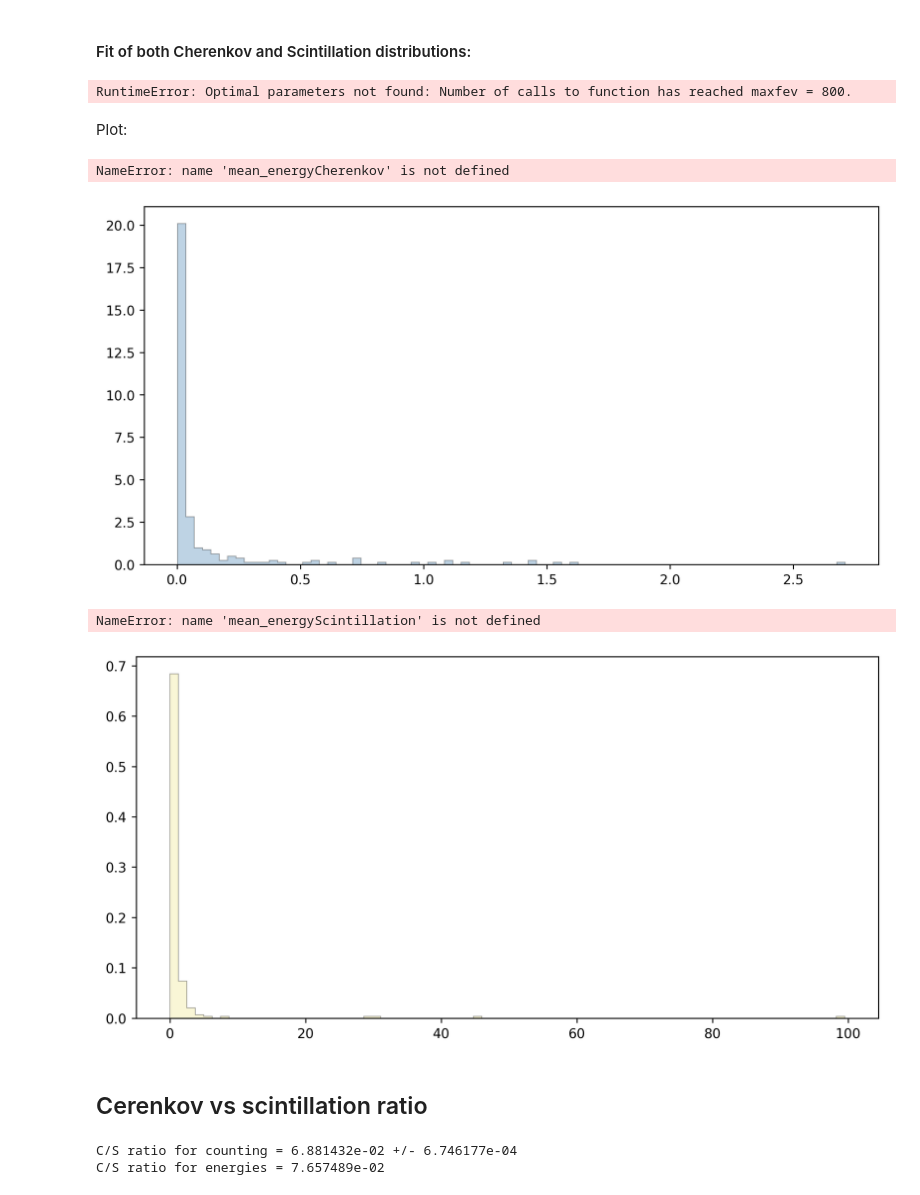
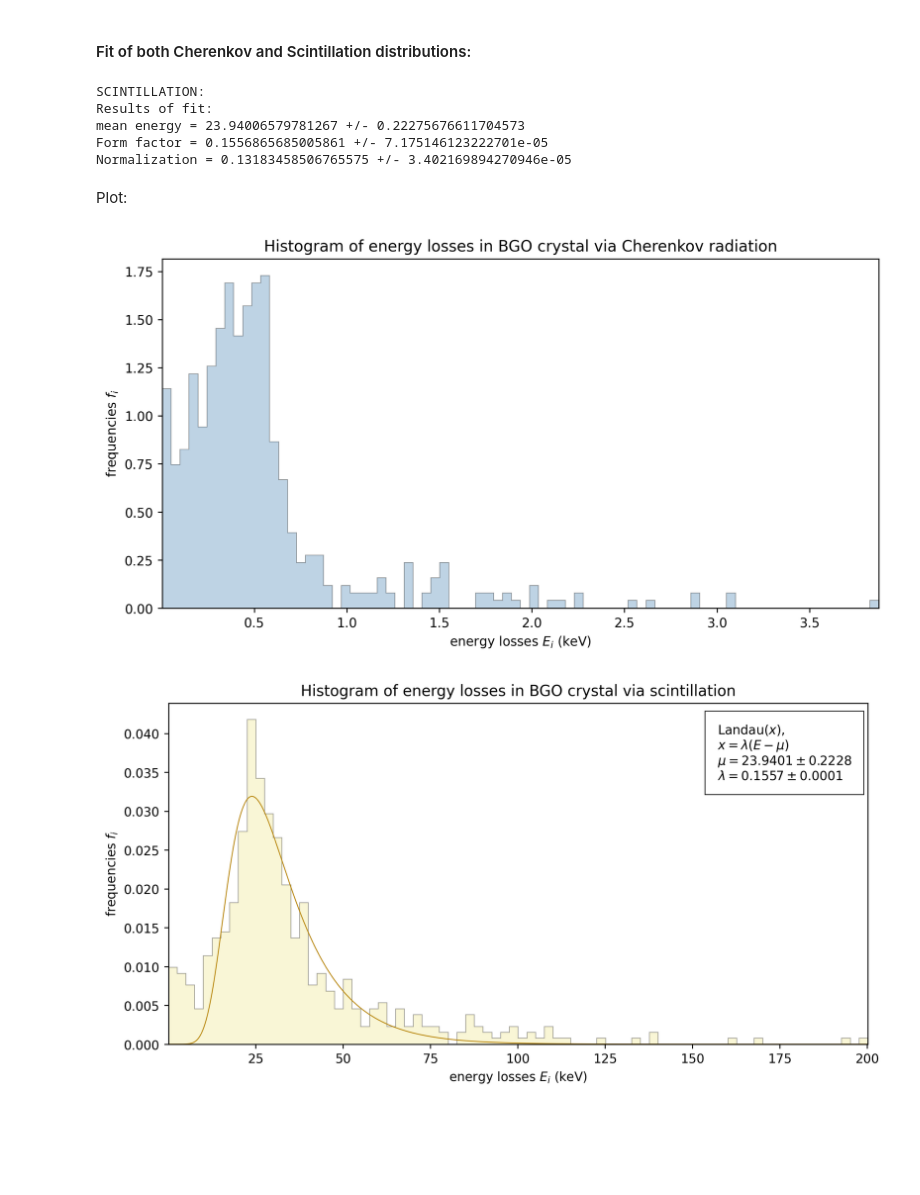
Before and after one commit to emanuelitoss/DreamExperiment, a Jupyter notebook: analysisDreamSimulation/dreamAnalysis.ipynb, the cells around one changed output. Cells and saved outputs as stored; diff of their text form; code cells hidden in the pictures; blank space fills up the shorter version.

```diff
--- a/analysisDreamSimulation/dreamAnalysis.ipynb
+++ b/analysisDreamSimulation/dreamAnalysis.ipynb
@@ -9,13 +9,13 @@ import scipy.optimize as optim
 import scipy.stats as stats
 
 # filename (to read data)
-fileName = '_0_degrees.txt'
+fileName = '_p35_degrees.txt'
 directory = '../datasets/ReflTransm/'
 fileName = directory + fileName
 
 # constants of the run
-number_generated_events = 500000
-number_detected_events = 68
+number_generated_events = 1760000 #1000000 (+40%)
+number_detected_events = 308 #89 (+40%)
 # %% [markdown]
 ## Rate of detected events
 # %% [markdown]
@@ -271,65 +271,45 @@ def g(x, mean, form, normalization, alpha):
 # %% [markdown]
 #### Fit of both Cherenkov and Scintillation distributions:
 # %%
-# CHERENKOV LIGHT FIT
+#SCINTILLATION LIGHT FIT
 # extrapolate data from histogram
-nbins_c=80
-bin_heightsCherenkov, bin_bordersCherenkov = np.histogram(energyCherenkov, bins=nbins_c, density=True)
-bin_centersCherenkov = bin_bordersCherenkov[:-1] + 0.5*np.diff(bin_bordersCherenkov)
-# fit of the Landau-Moyal function
-#[mean_energyCherenkov, form_Cherenkov, normalization_Cherenkov, alphaCherenkov], covariance_Cherenkov = optim.curve_fit(g, bin_centersCherenkov, bin_heightsCherenkov, p0=[np.mean(energyCherenkov),4,1,bin_heightsCherenkov[0]])
-[mean_energyCherenkov, form_Cherenkov, normalization_Cherenkov], covariance_Cherenkov = optim.curve_fit(f, bin_centersCherenkov, bin_heightsCherenkov, p0=[np.mean(energyCherenkov), 10, max(bin_heightsCherenkov)])
-
-#SCINTILLATION LIGHT FIT
 bin_heightsScintillation, bin_bordersScintillation = np.histogram(energyScintillation, bins=nbins_c, density=True)
 bin_centersScintillation = bin_bordersScintillation[:-1] + 0.5*np.diff(bin_bordersScintillation)
 
 [mean_energyScintillation, form_Scintillation, normalization_Scintillation], covariance_Scintillation = optim.curve_fit(f, bin_centersScintillation, bin_heightsScintillation, p0=[np.mean(energyScintillation), 0.10, max(bin_heightsScintillation)])
+#[mean_energyScintillation, form_Scintillation, normalization_Scintillation, alphaScintillation], covariance_Scintillation = optim.curve_fit(g, bin_centersScintillation, bin_heightsScintillation, p0=[np.mean(energyScintillation), 0.10, max(bin_heightsScintillation), bin_heightsScintillation[0]])
 
 # print results
-print('CHERENKOV:')
-print("Results of fit:\nmean energy = {0} +/- {1}".format(mean_energyCherenkov,covariance_Cherenkov[0][0]))
-print("Form factor = {0} +/- {1}".format(form_Cherenkov,covariance_Cherenkov[1][1]))
-print("Normalization = {0} +/- {1}".format(normalization_Cherenkov,covariance_Cherenkov[2][2]))
-#print("Alpha = {0} +/- {1}".format(alphaCherenkov,covariance_Cherenkov[3][3]))
 print('\nSCINTILLATION:')
 print("Results of fit:\nmean energy = {0} +/- {1}".format(mean_energyScintillation,covariance_Scintillation[0][0]))
 print("Form factor = {0} +/- {1}".format(form_Scintillation,covariance_Scintillation[1][1]))
 print("Normalization = {0} +/- {1}".format(normalization_Scintillation,covariance_Scintillation[2][2]))
 #print("Alpha = {0} +/- {1}".format(alphaScintillation,covariance_Scintillation[3][3]))
 # %% [output]
-RuntimeError: Optimal parameters not found: Number of calls to function has reached maxfev = 800.
+SCINTILLATION:
+Results of fit:
+mean energy = 23.94006579781267 +/- 0.22275676611704573
+Form factor = 0.1556865685005861 +/- 7.175146123222701e-05
+Normalization = 0.13183458506765575 +/- 3.402169894270946e-05
 # %% [markdown]
 Plot:
 # %%
 # prepare the figure
 fig = plt.figure(111, figsize=(10,5), dpi=250)
 
 # plot the histo
 plt.hist(energyCherenkov, bins=nbins_c, label='BGO crystal', histtype="stepfilled",
         color='steelblue', ec='black', alpha=0.35, lw=0.65, density=True)
 
-# prepare data to plot
-energy_samples = np.arange(min(energyCherenkov), max(energyCherenkov), 0.0001)
-#landau_samples = g(energy_samples, mean_energyCherenkov, form_Cherenkov, normalization_Cherenkov, alphaCherenkov)
-landau_samples = f(energy_samples, mean_energyCherenkov, form_Cherenkov, normalization_Cherenkov)
-
-# plot the fitted function
-plt.plot(energy_samples, landau_samples, label='Landau distribution', lw=0.75, alpha=2, color="darkblue")
-
 # visualize
 plt.title('Histogram of energy losses in BGO crystal via Cherenkov radiation')
 plt.xlabel('energy losses $E_i$ (keV)')
 plt.xlim(min(energyCherenkov), max(energyCherenkov))
 plt.ylabel('frequencies $f_i$')
-plt.text(min(energyCherenkov)+0.785*(max(energyCherenkov)-min(energyCherenkov)), max(bin_heightsCherenkov)*0.815,
-         'Landau$(x)$,\n$x = \lambda(E-\mu)$\n$\mu={0:.4f} \pm {1:.4f}$\n$\lambda = {2:.4f} \pm {3:.4f}$'.format(mean_energyCherenkov, covariance_Cherenkov[0][0], form_Cherenkov, covariance_Cherenkov[1][1]),
-         bbox={'facecolor': 'white', 'alpha': 0.9, 'lw': 0.7, 'pad': 10})
 plt.show()
 fig.savefig("LandauCerenkov.jpg", bbox_inches='tight')
 # %% [output]
-NameError: name 'mean_energyCherenkov' is not defined
-[figure, old version]
+[figure, new version]
 # %%
 # prepare the figure
 fig = plt.figure(111, figsize=(10,5), dpi=250)
@@ -357,21 +337,4 @@ plt.text(min(energyScintillation)+0.785*(max(energyScintillation)-min(energyScin
 plt.show()
 fig.savefig("LandauScintillation.jpg", bbox_inches='tight')
 # %% [output]
-NameError: name 'mean_energyScintillation' is not defined
-[figure, old version]
+[figure, new version]
-# %% [markdown]
-## Cerenkov vs scintillation ratio
-# %%
-numberCherenkov, numberScintillation = np.loadtxt(fileName, unpack=True, usecols=(6,7))
-
-nCerenkov = sum(numberCherenkov)
-nScintillation = sum(numberScintillation)
-
-nRatioC = nCerenkov/nScintillation
-delta_nRatioC = np.sqrt(nCerenkov)/nScintillation
-
-print(r'C/S ratio for counting = {:e} +/- {:e}'.format(nRatioC, delta_nRatioC))
-print(r'C/S ratio for energies = {:e}'.format(sum(energyCherenkov)/sum(energyScintillation)))
-# %% [output]
-C/S ratio for counting = 6.881432e-02 +/- 6.746177e-04
-C/S ratio for energies = 7.657489e-02
```
Also changed, not shown: parts of 7 cells of this notebook, 10 other files.
